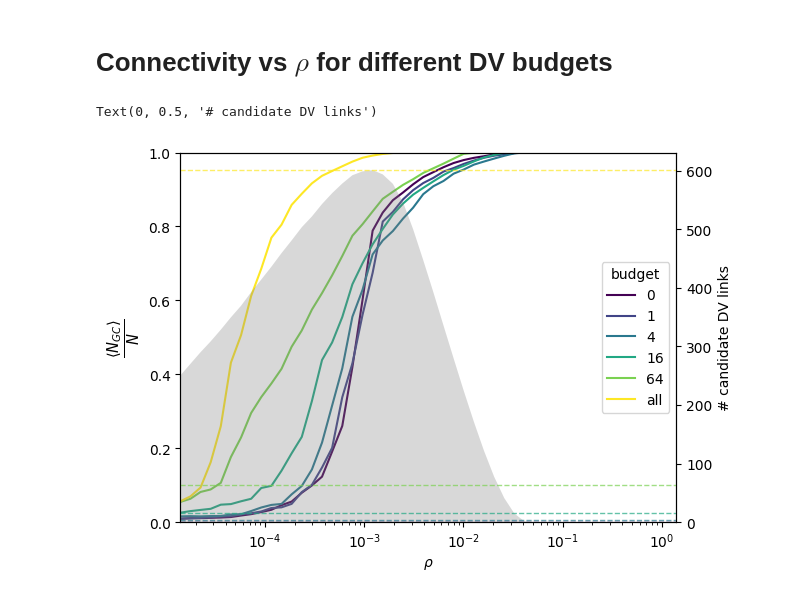
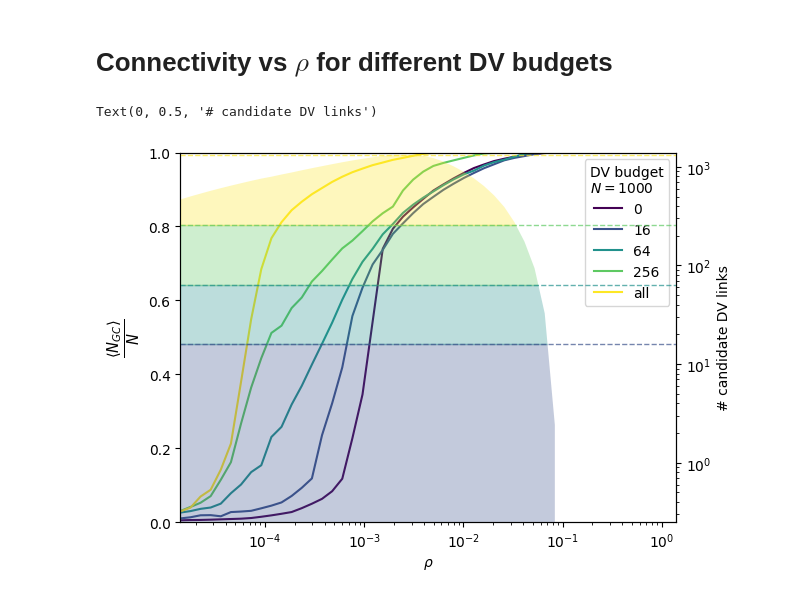
Before and after one commit to lucamar91/qkd_networks, a Jupyter notebook: budget.ipynb, the cells around one changed output. Cells and saved outputs as stored; diff of their text form; code cells hidden in the pictures.

Commit message:
budget plots

```diff
--- a/budget.ipynb
+++ b/budget.ipynb
@@ -43,8 +43,8 @@ plt.xscale('log')
 # %% [markdown]
 # Connectivity vs $\rho$ for different DV budgets
 # %%
-budget_list = [0, 1, 4, 16, 64, np.inf]            # list of numbers of DV edges allowed in the system
-N=500
+budget_list = [0, 16, 64, 256, np.inf]            # list of numbers of DV edges allowed in the system
+N=1000
 
 # Collect DV candidate data for averaging
 dv_values_list = []
@@ -55,35 +55,53 @@ for budget in budget_list:
         rhos = num_DV_candidates[0]
     dv_values_list.append(num_DV_candidates[1])
 
 # Average the DV candidate values
 avg_dv_candidates = np.mean(np.array(dv_values_list), axis=0)
 
 # Plot
 fig, ax1 = plt.subplots()
 ax2 = ax1.twinx()
 
 colors = plt.cm.viridis(np.linspace(0, 1, len(budget_list)))
 
 for i, budget in enumerate(budget_list):
     conn = np.loadtxt(f"budget_outputs/N{N}/out_hybrid_rhos_conn_N{N}_d_hyb91DVbudget{budget}_NX_wide_ratemin0_10nws.dat")
     label = 'all' if budget == np.inf else f'{budget}'
     ax1.plot(conn[0], conn[1], '-', color=colors[i], label=label)
     if budget != np.inf:
         ax2.axhline(y=budget, color=colors[i], linestyle='--', linewidth=1, alpha=0.7)
     else:
         ax2.axhline(y=np.max(avg_dv_candidates), color=colors[i], linestyle='--', linewidth=1, alpha=0.7)
 
-# Plot averaged DV candidates as shaded area on ax2
-ax2.fill_between(rhos, 0, avg_dv_candidates, alpha=0.3, color='gray', edgecolor='none')
+from matplotlib.patches import Polygon
 
-ax1.legend(title='budget', loc='center right')
+# Plot shaded areas between horizontal lines with color of the upper line,
+# clipped to the curve so the outer contour stays smooth.
+segment_lowers = budget_list[:-1]
+segment_uppers = list(budget_list[1:])
+segment_uppers[-1] = np.max(avg_dv_candidates)
+area_colors = colors[1:len(segment_lowers)+1]
+verts = np.vstack([
+    np.column_stack([rhos, avg_dv_candidates]),
+    np.column_stack([rhos[::-1], np.zeros_like(rhos)])
+])
+clip_poly = Polygon(verts, closed=True, transform=ax2.transData,
+                    facecolor='none', edgecolor='none')
+ax2.add_patch(clip_poly)
+for lower, upper, col in zip(segment_lowers, segment_uppers, area_colors):
+    span = ax2.axhspan(lower, upper, color=col, alpha=0.3, edgecolor='none', zorder=0)
+    span.set_clip_path(clip_poly)
+
+ax1.legend(title='DV budget\n$N=%d$' % N, loc='upper right')
 ax1.set_xscale('log')
 ax1.set_xlim(np.min(rhos), np.max(rhos))
 ax1.set_ylim(0.,1.0)
-ax2.set_ylim(0., np.amax(avg_dv_candidates)*1.05)
+ax2.set_ylim(.25, np.amax(avg_dv_candidates)*1.05)
+ax2.set_yscale('log')
 ax1.set_xlabel(r'$\rho$')
 ax1.set_ylabel(r'$\frac{\langle N_{GC} \rangle}{N}$', fontsize=15)
 ax2.set_ylabel('# candidate DV links')
+# plt.savefig(f"budget_outputs/N{N}/budget_plot.png", dpi=300, bbox_inches='tight')
 # %% [output]
 Text(0, 0.5, '# candidate DV links')
-[figure, old version]
+[figure, new version]
```
Also changed, not shown: parts of 2 cells of this notebook.
